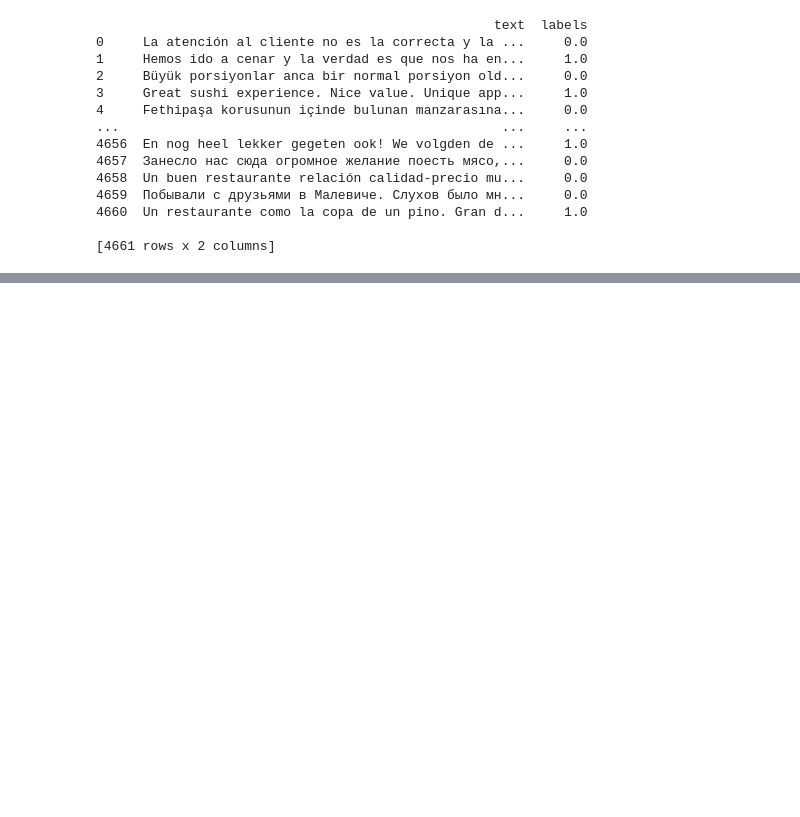
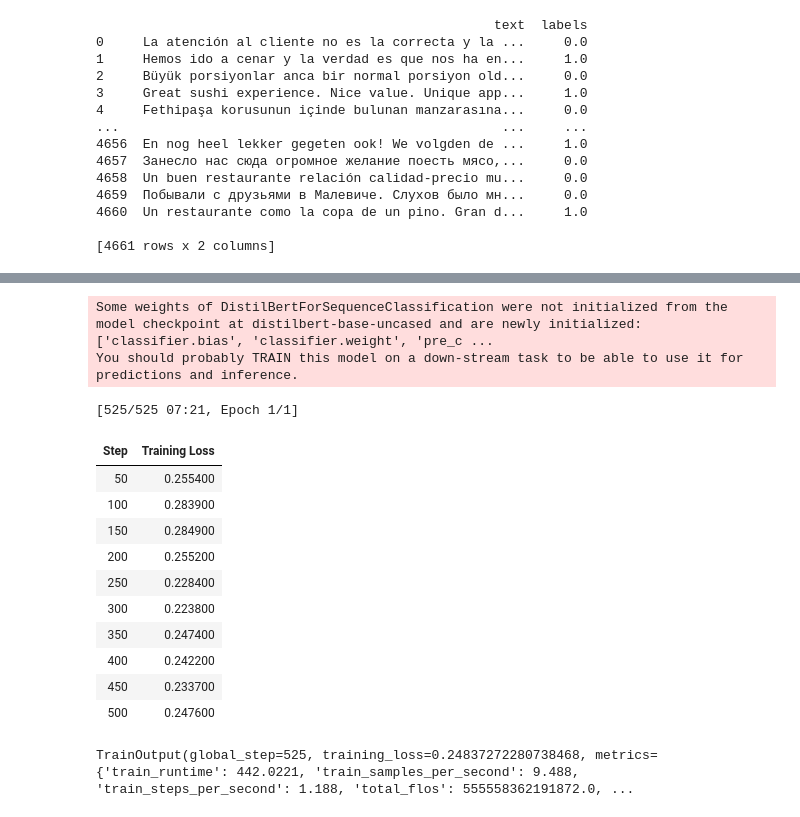
Before and after one commit to targetsm/google_reviews_sentiment, a Jupyter notebook: notebook.ipynb, the cells around one changed output, grey strips where cells are left out. Saved outputs shown, nothing was run; the diff lists cells and outputs as text; code cells hidden in the pictures; blank space fills up the shorter version.

```diff
--- a/notebook.ipynb
+++ b/notebook.ipynb
@@ -1231,0 +862,52 @@ Here one example: Input: 'The food was good, the atmosphere was not.' Output: '[
+# %%
+from datasets import Dataset
+
+# Load IMDb dataset
+data_bert = semval_df[['review','atmosphere_sentiment']].copy()
+data_bert =  data_bert.fillna(0)
+data_bert = data_bert.rename(columns={"review": "text", "atmosphere_sentiment": "labels"})
+print(data_bert)
+dataset = Dataset.from_pandas(data_bert)
+dataset = dataset.train_test_split(test_size=0.1)
+
+from transformers import AutoTokenizer
+
+# Load the tokenizer for a pretrained BERT model
+tokenizer = AutoTokenizer.from_pretrained("distilbert-base-uncased", token='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')
+
+def tokenize_function(examples):
+    return tokenizer(examples["text"], padding="max_length", truncation=True)
+
+tokenized_datasets = dataset.map(tokenize_function, batched=True)
+
+from transformers import AutoModelForSequenceClassification
+model = AutoModelForSequenceClassification.from_pretrained("distilbert-base-uncased", num_labels=1, token='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')
+model.resize_token_embeddings(len(tokenizer))
+
+from transformers import TrainingArguments, Trainer
+
+def compute_metrics(eval_pred):
+    predictions, labels = eval_pred
+    rmse = mean_squared_error(labels, predictions, squared=False)
+    return {"rmse": rmse}
+
+training_args = TrainingArguments(output_dir="test_trainer",
+                                  logging_strategy="steps",
+                                  logging_steps=50,
+                                  per_device_train_batch_size=8,
+                                  per_device_eval_batch_size=4,
+                                  num_train_epochs=1,
+                                  save_total_limit = 2,
+                                  save_strategy = 'no',
+                                  load_best_model_at_end=False
+                                  )
+
+trainer_atmosphere = Trainer(
+    model=model,
+    args=training_args,
+    train_dataset=tokenized_datasets["train"],
+    eval_dataset=tokenized_datasets["test"],
+    compute_metrics=compute_metrics
+)
+trainer_atmosphere.train()
+# %% [output]
@@ -1231,0 +928,15 @@ Here one example: Input: 'The food was good, the atmosphere was not.' Output: '[
+Some weights of DistilBertForSequenceClassification were not initialized from the model checkpoint at distilbert-base-uncased and are newly initialized: ['classifier.bias', 'classifier.weight', 'pre_c ...
+You should probably TRAIN this model on a down-stream task to be able to use it for predictions and inference.
+[525/525 07:21, Epoch 1/1]
+| Step | Training Loss |
+| 50 | 0.255400 |
+| 100 | 0.283900 |
+| 150 | 0.284900 |
+| 200 | 0.255200 |
+| 250 | 0.228400 |
+| 300 | 0.223800 |
+| 350 | 0.247400 |
+| 400 | 0.242200 |
+| 450 | 0.233700 |
+| 500 | 0.247600 |
+TrainOutput(global_step=525, training_loss=0.24837272280738468, metrics={'train_runtime': 442.0221, 'train_samples_per_second': 9.488, 'train_steps_per_second': 1.188, 'total_flos': 555558362191872.0, ...
```
Also changed, not shown: parts of 36 cells of this notebook, 3 other files.
